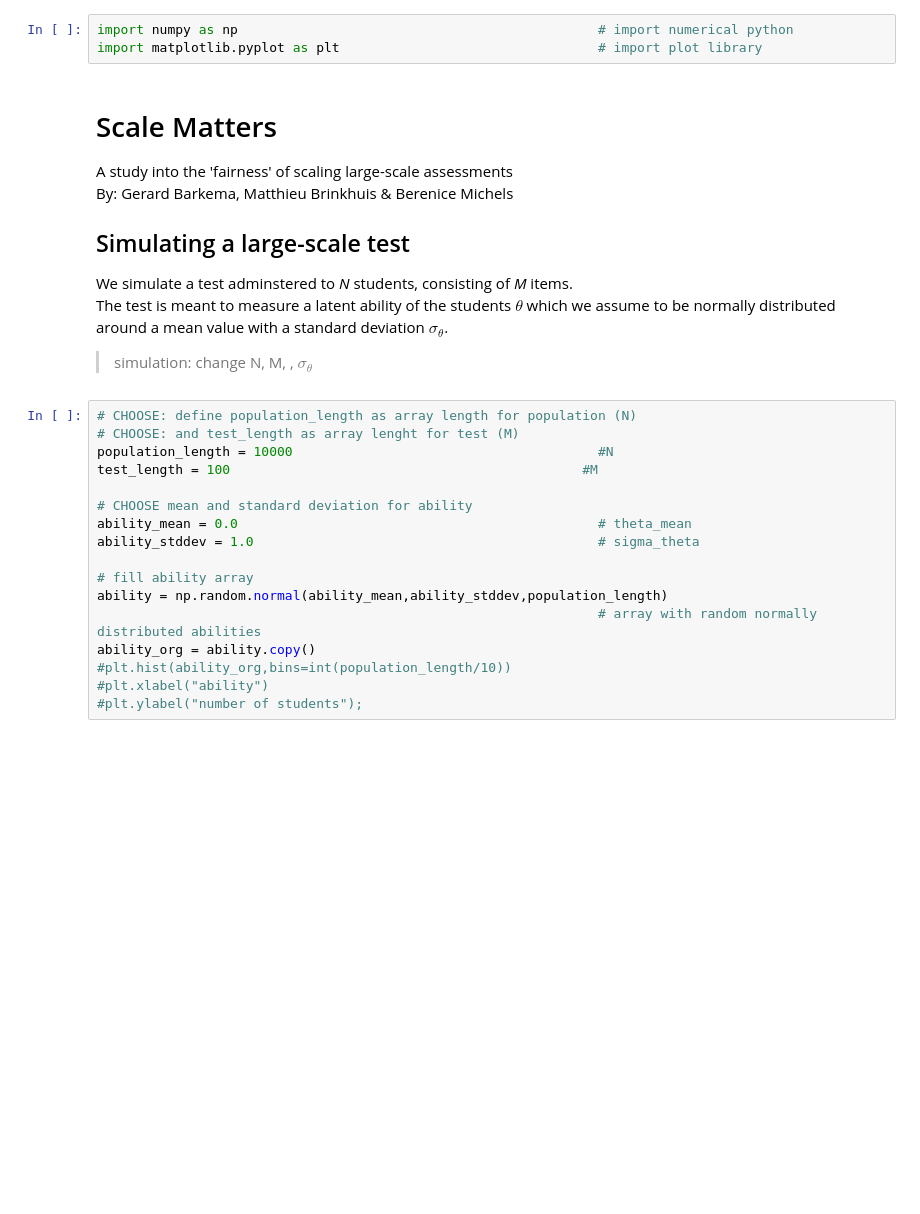
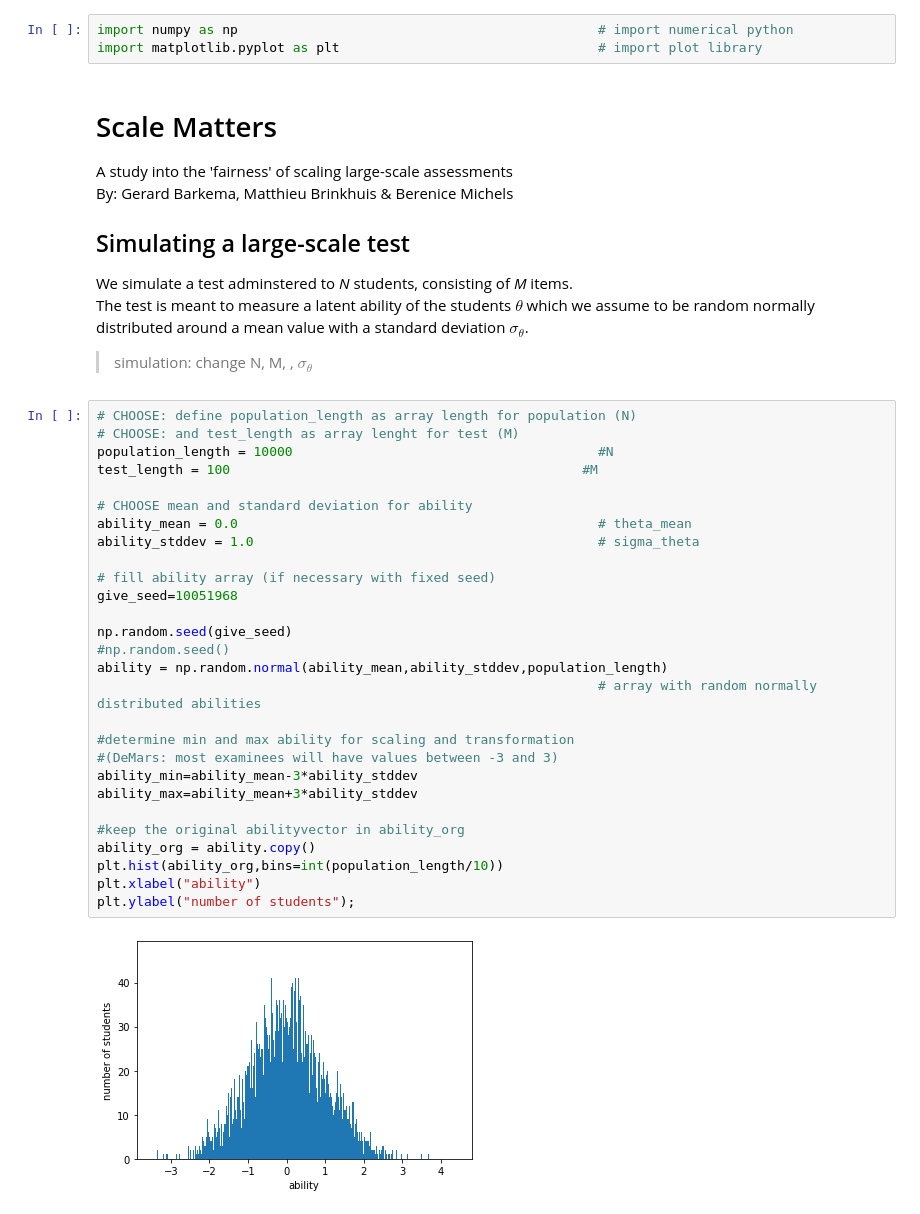
Before and after one commit to miche003/scale-matters, a Jupyter notebook: simulation-test-taking.ipynb, the cells around one changed output. Saved outputs shown, nothing was run; the diff lists cells and outputs as text; blank space fills up the shorter version.

```diff
--- a/simulation-test-taking.ipynb
+++ b/simulation-test-taking.ipynb
@@ -8,25 +8,38 @@ By: Gerard Barkema, Matthieu Brinkhuis & Berenice Michels
 
 ## Simulating a large-scale test
 We simulate a test adminstered to *N* students, consisting of *M* items. <br>
-The test is meant to measure a latent ability of the students $\theta$ which we assume to be normally distributed around a mean value <$\theta$> with a standard deviation $\sigma_\theta$.
+The test is meant to measure a latent ability of the students $\theta$ which we assume to be random normally distributed around a mean value <$\theta$> with a standard deviation $\sigma_\theta$.
 
 > simulation: change N, M, <$\theta$>, $\sigma_\theta$
 # %%
 # CHOOSE: define population_length as array length for population (N)
 # CHOOSE: and test_length as array lenght for test (M)
 population_length = 10000                                       #N
 test_length = 100                                             #M
 
 # CHOOSE mean and standard deviation for ability
 ability_mean = 0.0                                              # theta_mean
 ability_stddev = 1.0                                            # sigma_theta
 
-# fill ability array
+# fill ability array (if necessary with fixed seed)
+give_seed=10051968
+
+np.random.seed(give_seed)
+#np.random.seed()
 ability = np.random.normal(ability_mean,ability_stddev,population_length)
                                                                 # array with random normally distributed abilities
+
+#determine min and max ability for scaling and transformation
+#(DeMars: most examinees will have values between -3 and 3)
+ability_min=ability_mean-3*ability_stddev
+ability_max=ability_mean+3*ability_stddev
+
+#keep the original abilityvector in ability_org
 ability_org = ability.copy()
-#plt.hist(ability_org,bins=int(population_length/10))
-#plt.xlabel("ability")
-#plt.ylabel("number of students");
+plt.hist(ability_org,bins=int(population_length/10))
+plt.xlabel("ability")
+plt.ylabel("number of students");
+# %% [output]
+[figure, added]
 # %% [markdown]
 We can choose to simulate a situation where part of the examinees gets 'better' (probably through extra education).<br>
```
Also changed, not shown: parts of 14 cells of this notebook.
